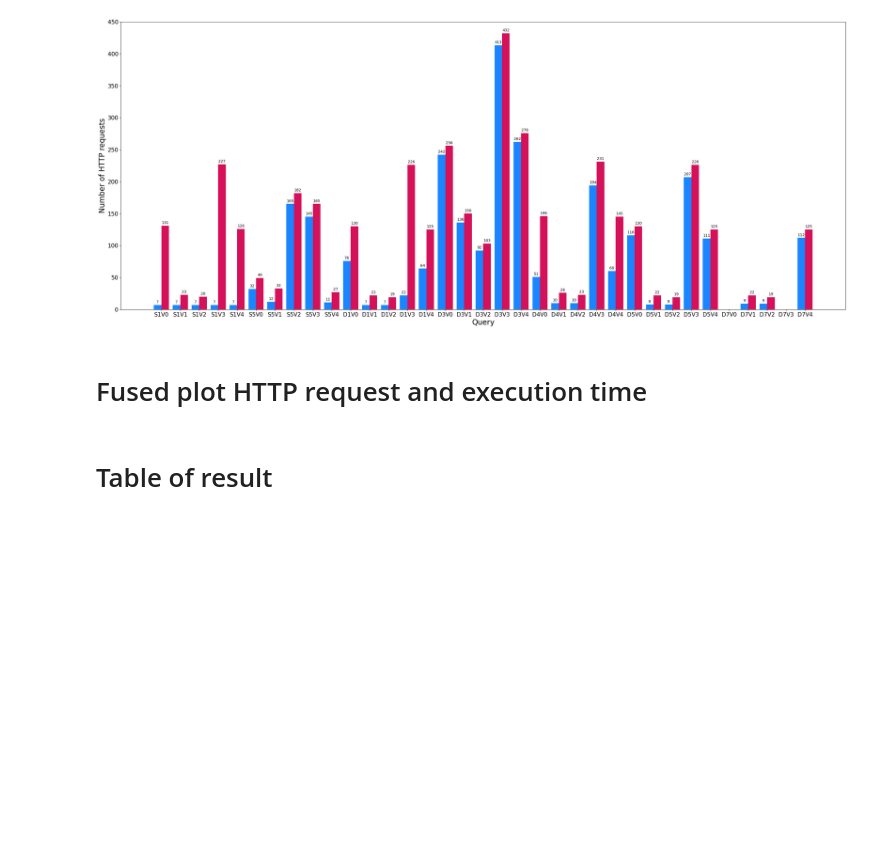
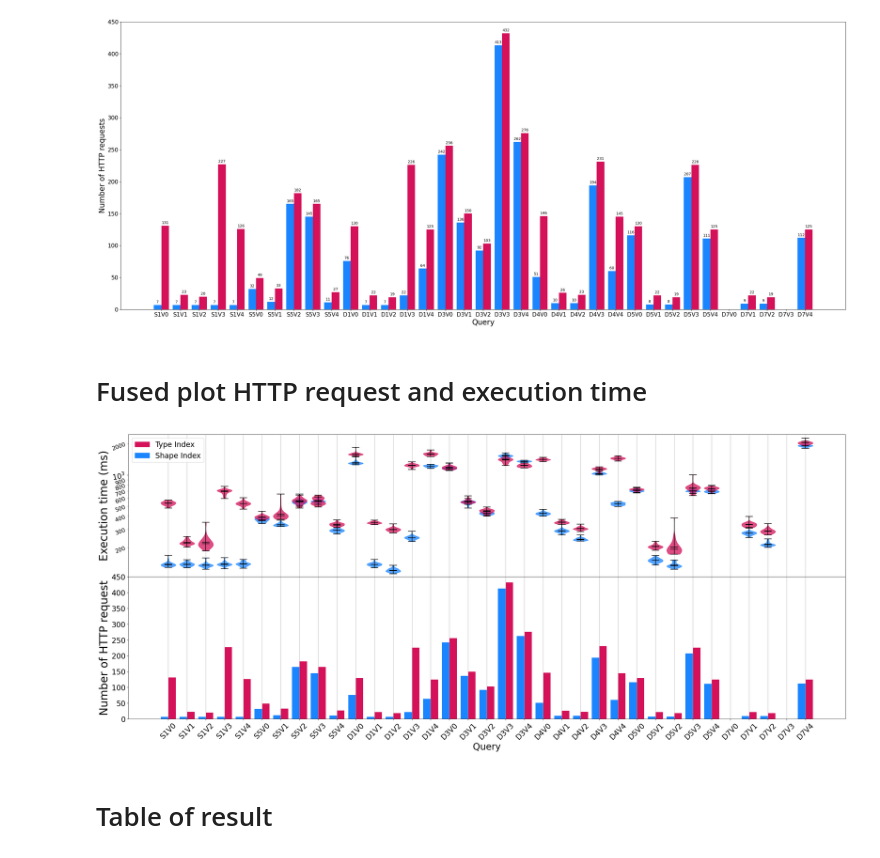
Before and after one commit to constraintAutomaton/amw_shape_index_results, a Jupyter notebook: result/analysis.ipynb, the cells around one changed output. Saved outputs shown, nothing was run; the diff lists cells and outputs as text; code cells hidden in the pictures; blank space fills up the shorter version.

Commit message:
fix typo in the fused figure

```diff
--- a/result/analysis.ipynb
+++ b/result/analysis.ipynb
@@ -599,35 +599,37 @@ for query,_ in queries:
 
 
 yaxisIndexes = np.arange(0, 500, 50)
 axs[1].set_yticks(yaxisIndexes)
 axs[1].set_ylim(bottom=0)
 axs[1].grid(axis="x")
 
 xticks = [1.25*i for i in range(0,5*len(queries))]
 axs[1].set_xticks(xticks)
 xtickLabel = []
 for _,label in queriesHttpRequests:
     xtickLabel+= ["{}{}".format(label, i) for i in range(0,5)]
 axs[1].set_xticklabels(xtickLabel, fontsize=20, rotation=45)
-axs[1].tick_params(axis='y', labelsize=20)
+axs[1].tick_params(axis='y', labelsize=20, rotation=45)
 
 axs[1].set_xlabel("Query", fontsize=25)
-axs[1].set_ylabel("Number of HTTP request", fontsize=30)
+axs[1].set_ylabel("Number of HTTP requests", fontsize=30)
 
 indexes =  np.linspace(0, 5, 5)
 initialIndex = np.linspace(0, 5, 5)
 
 for query,_ in queriesHttpRequests:
     appendPlotHttpRequest(axs[1], query, indexes, False)
     indexes = np.arange(indexes[-1]+1.25, indexes[-1]+6.25+0.1, 1.25)
 
 typeIndexPatch = mpatches.Patch(color='#D41159', label='Type Index')
 shapeIndexPath = mpatches.Patch(color='#1A85FF', label='Shape Index')
 
 axs[0].legend(handles=[typeIndexPatch, shapeIndexPath], prop={'size': 20})
 
 pathCombinedPlot = os.path.join(figureFolder,"combined.svg")
 fig.savefig(pathCombinedPlot)
+# %% [output]
+[figure, added]
 # %% [markdown]
 # Table of result
 # %% [markdown]
```
Also changed, not shown: 1 other file.
